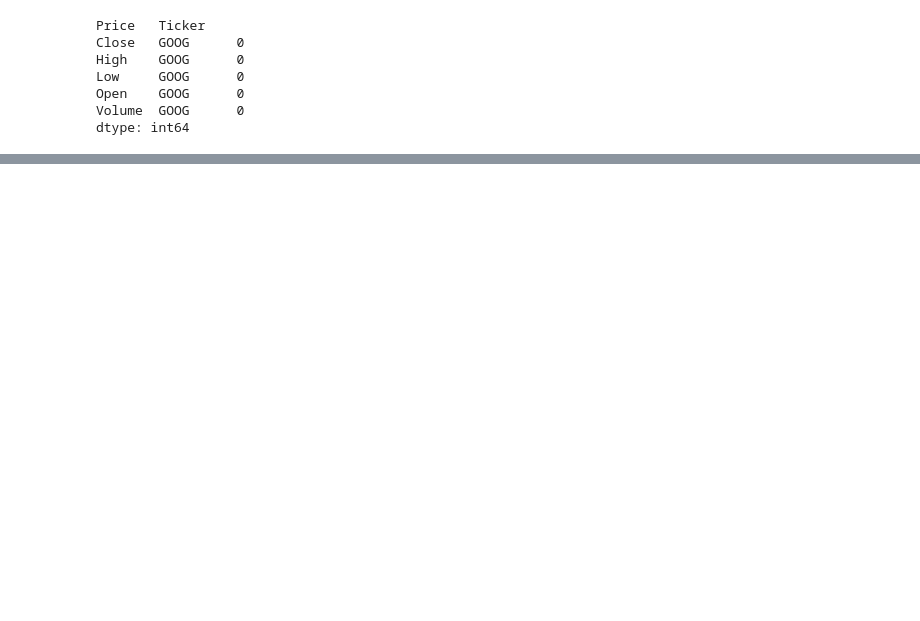
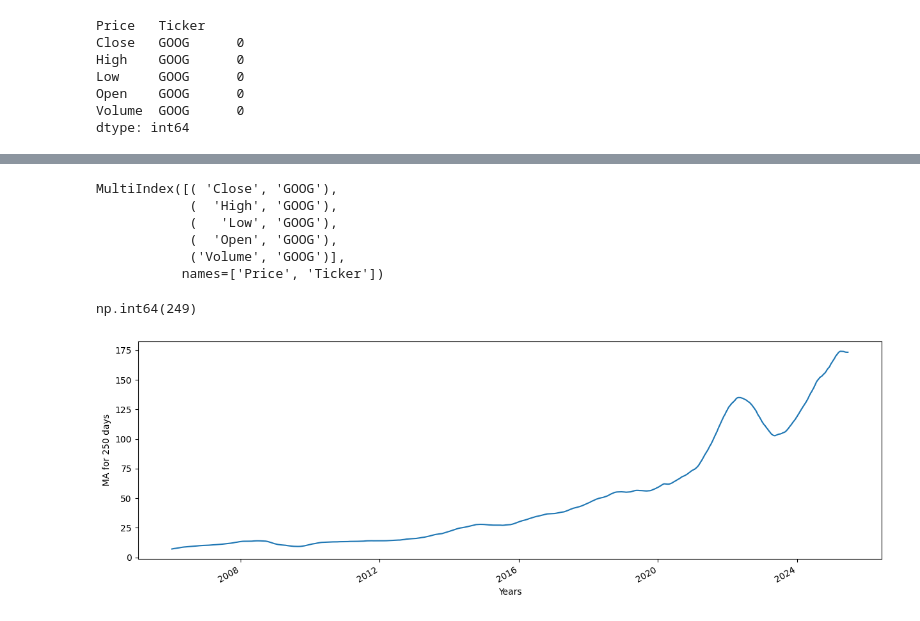
Before and after one commit to AKM257/Stock-Price-Prediction, a Jupyter notebook: Stock_prediction.ipynb, the cells around one changed output, grey strips where cells are left out. Cells and saved outputs as stored; diff of their text form; code cells hidden in the pictures; blank space fills up the shorter version.

Commit message:
Moving Average Complete

```diff
--- a/Stock_prediction.ipynb
+++ b/Stock_prediction.ipynb
@@ -80,0 +106,20 @@ for i in stock_data.columns:
+# %%
+stock_data.columns
+# %% [output]
+MultiIndex([( 'Close', 'GOOG'),
+            (  'High', 'GOOG'),
+            (   'Low', 'GOOG'),
+            (  'Open', 'GOOG'),
+            ('Volume', 'GOOG')],
+           names=['Price', 'Ticker'])
+# %%
+#seeing it is almost 250 lets calculate moving average of Close
+import pandas as pd
+stock_data['MA for 250 days'] = stock_data['Close'].rolling(250).mean()
+stock_data['MA for 250 days'].isnull().sum()
+# %% [output]
+np.int64(249)
+# %%
+plot_graph((15,5),stock_data['MA for 250 days'],"MA for 250 days")
+# %% [output]
+[figure, added]
```
Also changed, not shown: parts of 8 cells of this notebook.
